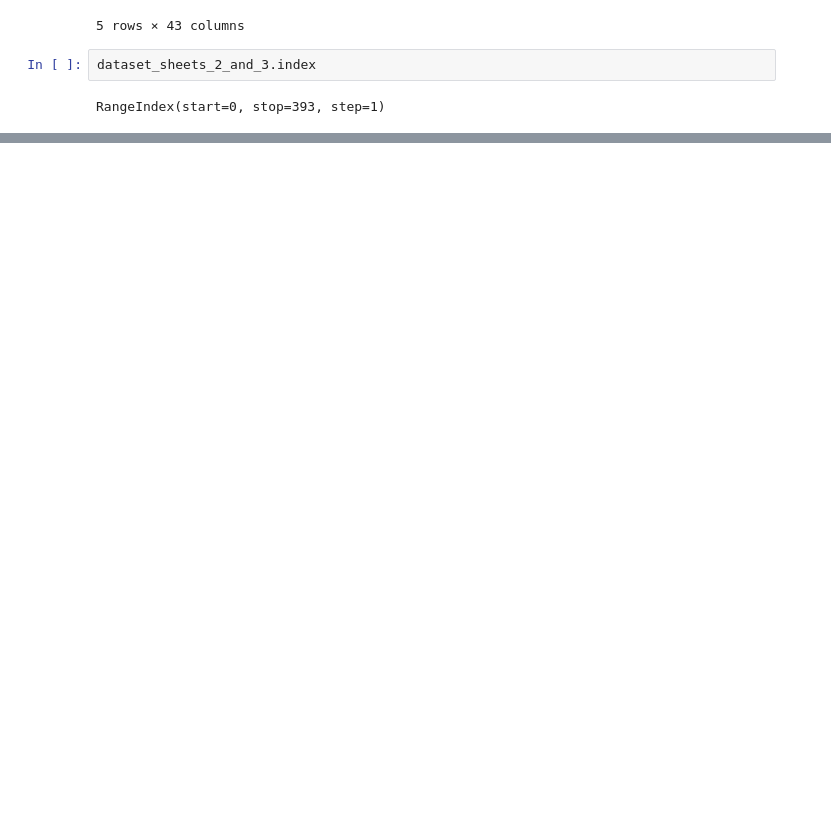
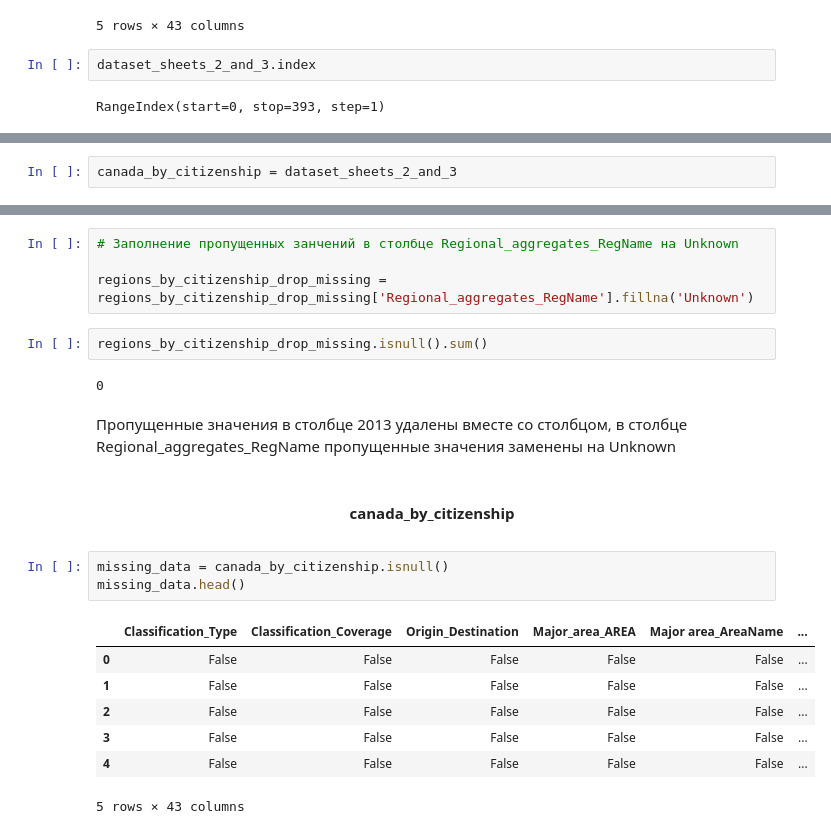
Before and after one commit to rttrif/TrifonovRS.Data_Analysiss_Portfolio.github.io, a Jupyter notebook: 1. Data Wrangling/Project 1 - Immigration of Canada/Project 1 - Immigration of Canada.ipynb, the cells around one changed output, grey strips where cells are left out. Saved outputs shown, nothing was run; the diff lists cells and outputs as text; blank space fills up the shorter version.

Commit message:
Очистка данных
- Устраранил пропущенные занчения
- Удалил дублирующиеся значения

```diff
--- a/1. Data Wrangling/Project 1 - Immigration of Canada/Project 1 - Immigration of Canada.ipynb
+++ b/1. Data Wrangling/Project 1 - Immigration of Canada/Project 1 - Immigration of Canada.ipynb
@@ -253,0 +266,2 @@ RangeIndex(start=0, stop=393, step=1)
+# %%
+canada_by_citizenship = dataset_sheets_2_and_3
@@ -253,0 +382,26 @@ RangeIndex(start=0, stop=393, step=1)
+# %%
+# Заполнение пропущенных занчений в столбце Regional_aggregates_RegName на Unknown
+
+regions_by_citizenship_drop_missing = regions_by_citizenship_drop_missing['Regional_aggregates_RegName'].fillna('Unknown')
+# %%
+regions_by_citizenship_drop_missing.isnull().sum()
+# %% [output]
+0
+# %% [markdown]
+Пропущенные значения в столбце 2013 удалены вместе со столбцом, в столбце Regional_aggregates_RegName пропущенные значения заменены на Unknown
+# %% [markdown]
+<center>
+
+
+#### canada_by_citizenship
+# %%
+missing_data = canada_by_citizenship.isnull()
+missing_data.head()
+# %% [output]
+|  | Classification_Type | Classification_Coverage | Origin_Destination | Major_area_AREA | Major area_AreaName | ... |
+| 0 | False | False | False | False | False | ... |
+| 1 | False | False | False | False | False | ... |
+| 2 | False | False | False | False | False | ... |
+| 3 | False | False | False | False | False | ... |
+| 4 | False | False | False | False | False | ... |
+5 rows × 43 columns
```
Also changed, not shown: parts of 30 cells of this notebook.
